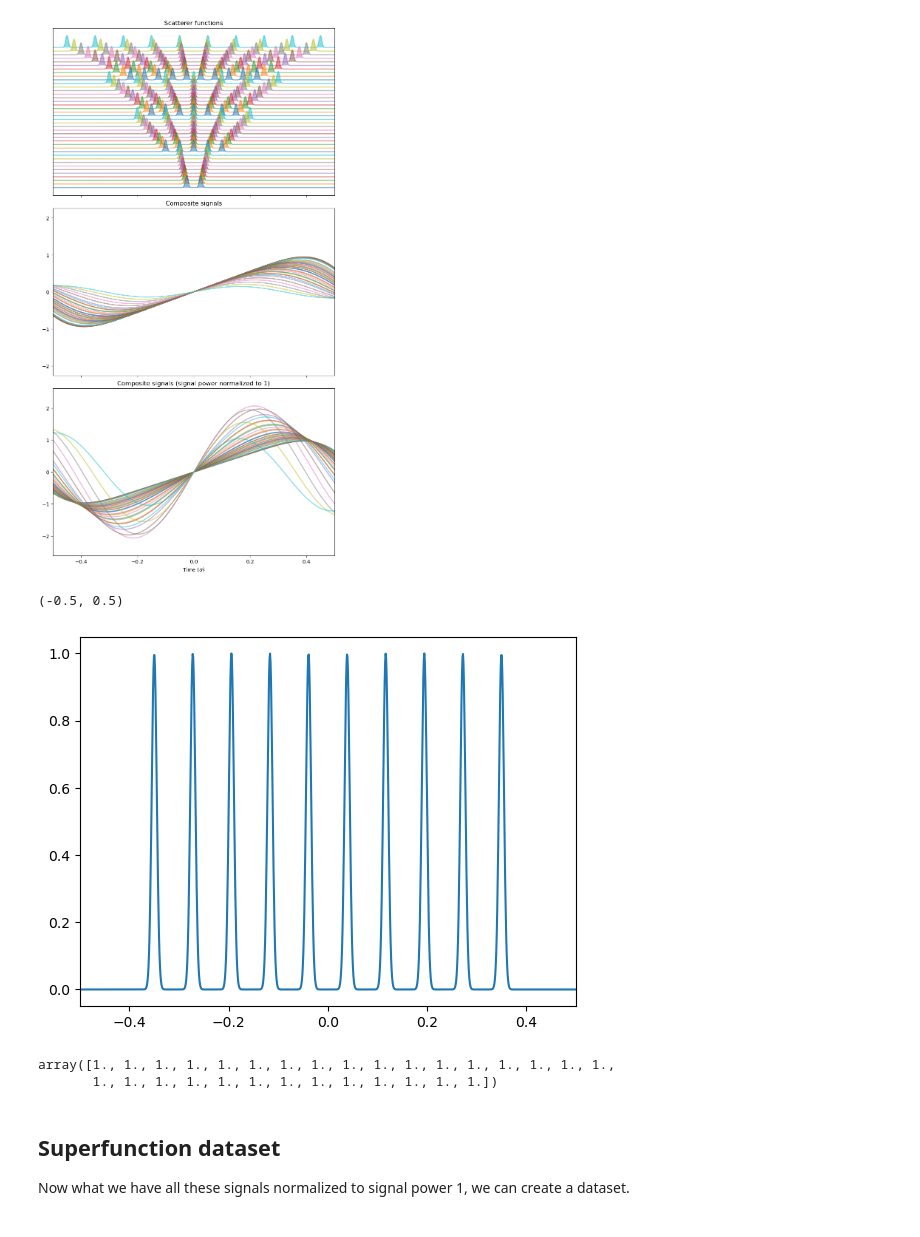
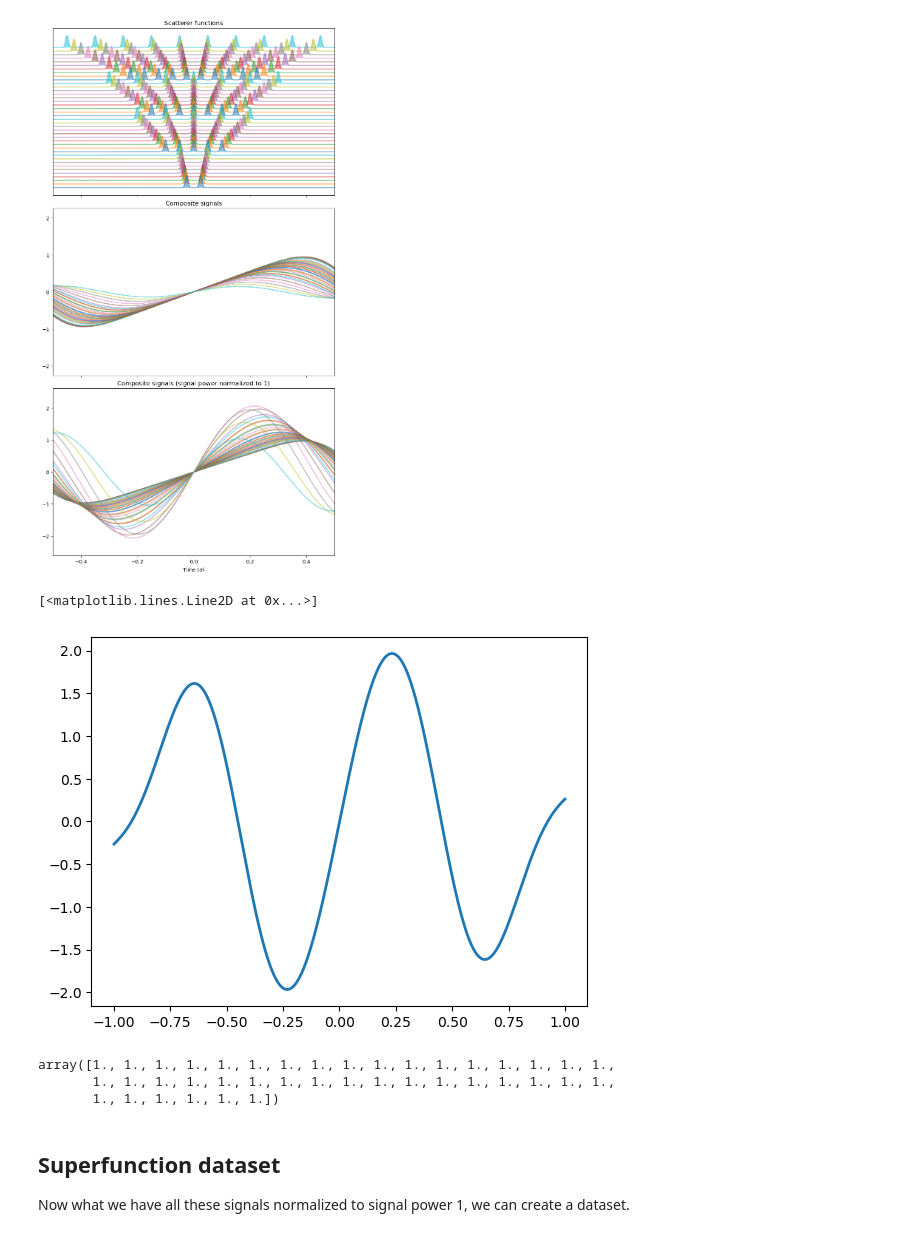
Before and after one commit to abhishekchak52/radar-ml, a Jupyter notebook: gen_signal_data.ipynb, the cells around one changed output. Saved outputs shown, nothing was run; the diff lists cells and outputs as text; code cells hidden in the pictures.

```diff
--- a/gen_signal_data.ipynb
+++ b/gen_signal_data.ipynb
@@ -326,6 +329,22 @@ def scatter_fn(tlist, num_scatterers, amps, locs, widths):
         result += amps[i] * np.exp(-0.5 * ((tlist - locs[i]) / widths[i]) ** 2)
 
     return result
+
+def equally_spaced_scatterers(tlist, num_scatterers, sep, width=5e-3):
+    """
+    Generates an array with Gaussian functions.
+
+    Parameters:
+    ===========
+    tlist: list of times to generate return signals at
+    num_scatterers: number of Gaussians to use
+    sep: separation between the Gaussians
+    width: width of the Gaussians
+    """
+    locs = np.linspace(-sep * (num_scatterers - 1) / 2, sep * (num_scatterers - 1) / 2, num_scatterers)
+    amps = np.ones(num_scatterers)
+    widths = np.ones(num_scatterers) * width
+    return scatter_fn(tlist, num_scatterers, amps, locs, widths)
 # %% [markdown]
 ## Generating scatterer distribution.
 Below we will prepare different configurations of $N$ Gaussian scatterers uniformly separated by a given separation.
@@ -339,16 +358,7 @@ num_scatterer_list = [2, 5, 7, 10]
 scatterer_sep_list = np.linspace(5e-2, 0.1, 10)
 scatter_equal = np.vstack(
     [
-        [
-            scatter_fn(
-                t,
-                ns,
-                np.ones(ns),
-                np.linspace(-0.5 * sep * (ns - 1), 0.5 * sep * (ns - 1), ns),
-                5e-3 * np.ones(ns),
-            )
-            for sep in scatterer_sep_list
-        ]
+        [equally_spaced_scatterers(t, ns, sep) for sep in scatterer_sep_list]
         for ns in num_scatterer_list
     ]
 )
@@ -361,14 +371,19 @@ composites = np.asarray(
     ]
 )
 normed_composites = np.asarray([normpower2one(t, comp) for comp in composites])
-# scatter_equal = normpower2one(t, scatter_equal)
+
 fig, ax = plt.subplots(3, 1, figsize=(8, 15), sharex=True, layout="constrained")
 for i, scatter_dist in enumerate(scatter_equal):
     ypos = 0.3 * i
     ax[0].plot(t, scatter_dist + ypos, alpha=0.5, lw=2, zorder=-i)
     ax[0].fill_between(t, scatter_dist + ypos, ypos, alpha=0.5, zorder=-i)
 # ax.plot(t, scatter_equal.T)
-plot_limits = np.asarray([-1, 1])*(np.max(num_scatterer_list))*np.max(scatterer_sep_list)*0.5
+plot_limits = (
+    np.asarray([-1, 1])
+    * (np.max(num_scatterer_list))
+    * np.max(scatterer_sep_list)
+    * 0.5
+)
 ax[0].set(
     xlim=plot_limits,
     title="Scatterer functions",
@@ -379,7 +394,9 @@ ax[0].yaxis.set_visible(False)
 ax[1].plot(t, composites.T, alpha=0.5, lw=2)
 ax[1].set(title="Composite signals")
 ax[2].plot(t, normed_composites.T, alpha=0.5, lw=2)
-ax[2].set(title="Composite signals (signal power normalized to 1)", xlabel=r"Time ($\sigma$)")
+ax[2].set(
+    title="Composite signals (signal power normalized to 1)", xlabel=r"Time ($\sigma$)"
+)
 scatter_equal.shape
 
 # ax.legend([f"{i} scatterers" for i in num_scatterer_list])
@@ -387,16 +404,17 @@ scatter_equal.shape
 (40, 80000)
 [figure]
 # %%
-plt.plot(t, scatter_equal[-5])
-plt.xlim(-0.5, 0.5)
+plt.plot(t[39000:41000], normed_composites[-5][39000:41000], lw=2)
+# plt.xlim(-0.5, 0.5)
 # %% [output]
-(-0.5, 0.5)
+[<matplotlib.lines.Line2D at 0x...>]
-[figure, old version]
+[figure, new version]
 # %%
 signal_power(t, normed_composites)
 # %% [output]
 array([1., 1., 1., 1., 1., 1., 1., 1., 1., 1., 1., 1., 1., 1., 1., 1., 1.,
-       1., 1., 1., 1., 1., 1., 1., 1., 1., 1., 1., 1., 1.])
+       1., 1., 1., 1., 1., 1., 1., 1., 1., 1., 1., 1., 1., 1., 1., 1., 1.,
+       1., 1., 1., 1., 1., 1.])
 # %% [markdown]
 ## Superfunction dataset
 Now what we have all these signals normalized to signal power 1, we can create a dataset.
```
Also changed, not shown: parts of 7 cells of this notebook, 1 other file.
